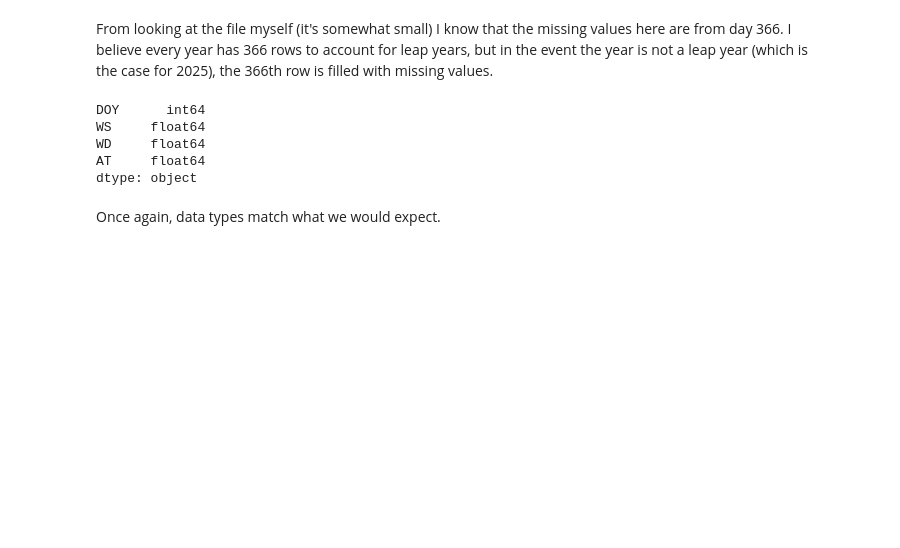
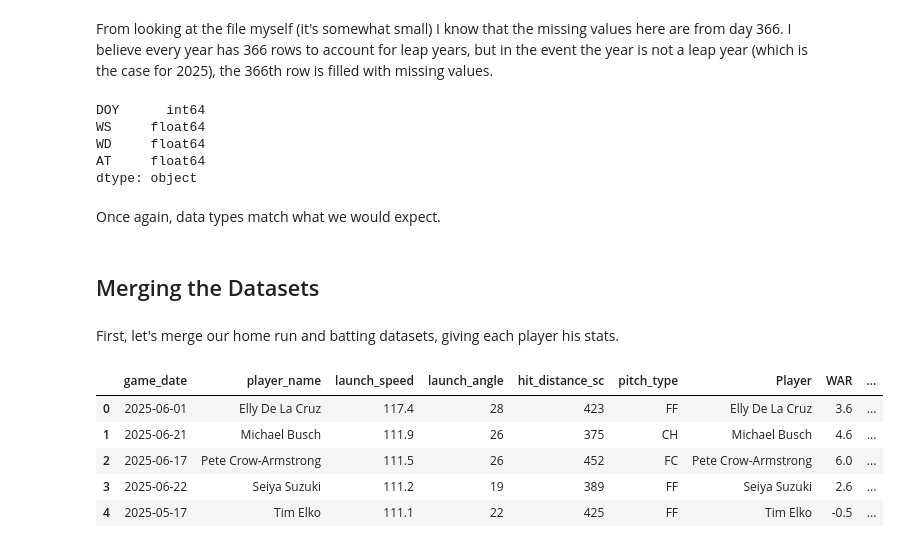
Before and after one commit to Jeremylinardatos/IS477git, a Jupyter notebook: final-project.ipynb, the cells around one changed output. Drawn from its saved outputs; the diff is of its cells as text; code cells hidden in the pictures; blank space fills up the shorter version.

```diff
--- a/final-project.ipynb
+++ b/final-project.ipynb
@@ -235,3 +261,24 @@ AT     float64
 dtype: object
 # %% [markdown]
 Once again, data types match what we would expect.
+# %% [markdown]
+## Merging the Datasets
+# %% [markdown]
+First, let's merge our home run and batting datasets, giving each player his stats.
+# %%
+# reformat player_name from "last, first" to "first last"
+hrs['player_name'] = hrs['player_name'].str.split(',').str[::-1].str.join(' ').str.strip()
+
+# get rid of # and *, whic
+batting['Player'] = batting['Player'].str.rstrip('#*')
+
+# merge datasets
+hrs = pd.merge(hrs, batting, how='left', left_on='player_name', right_on='Player')
+hrs.head()
+# %% [output]
+|  | game_date | player_name | launch_speed | launch_angle | hit_distance_sc | pitch_type | Player | WAR | ... |
+| 0 | 2025-06-01 | Elly De La Cruz | 117.4 | 28 | 423 | FF | Elly De La Cruz | 3.6 | ... |
+| 1 | 2025-06-21 | Michael Busch | 111.9 | 26 | 375 | CH | Michael Busch | 4.6 | ... |
+| 2 | 2025-06-17 | Pete Crow-Armstrong | 111.5 | 26 | 452 | FC | Pete Crow-Armstrong | 6.0 | ... |
+| 3 | 2025-06-22 | Seiya Suzuki | 111.2 | 19 | 389 | FF | Seiya Suzuki | 2.6 | ... |
+| 4 | 2025-05-17 | Tim Elko | 111.1 | 22 | 425 | FF | Tim Elko | -0.5 | ... |
```
Also changed, not shown: parts of 16 cells of this notebook.
